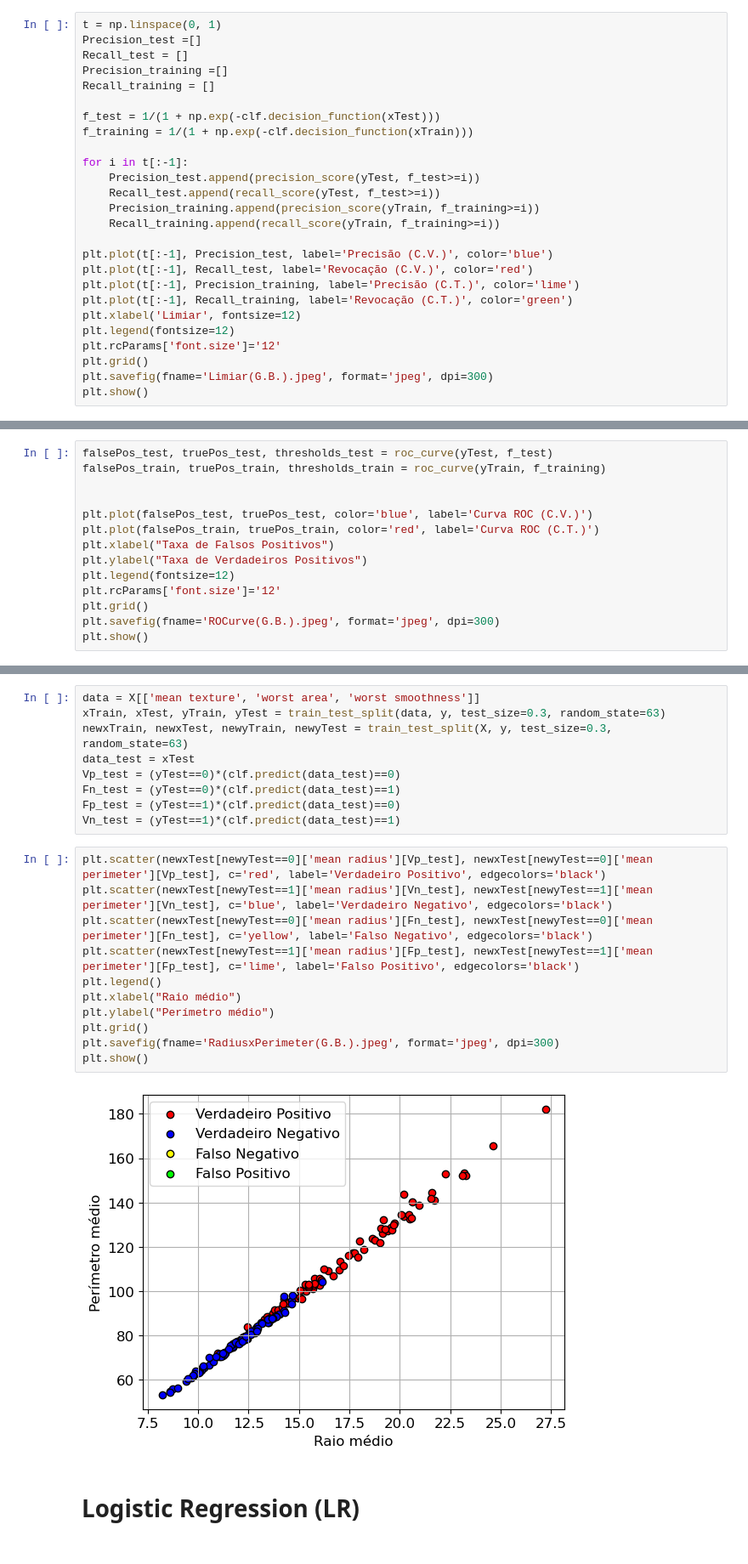
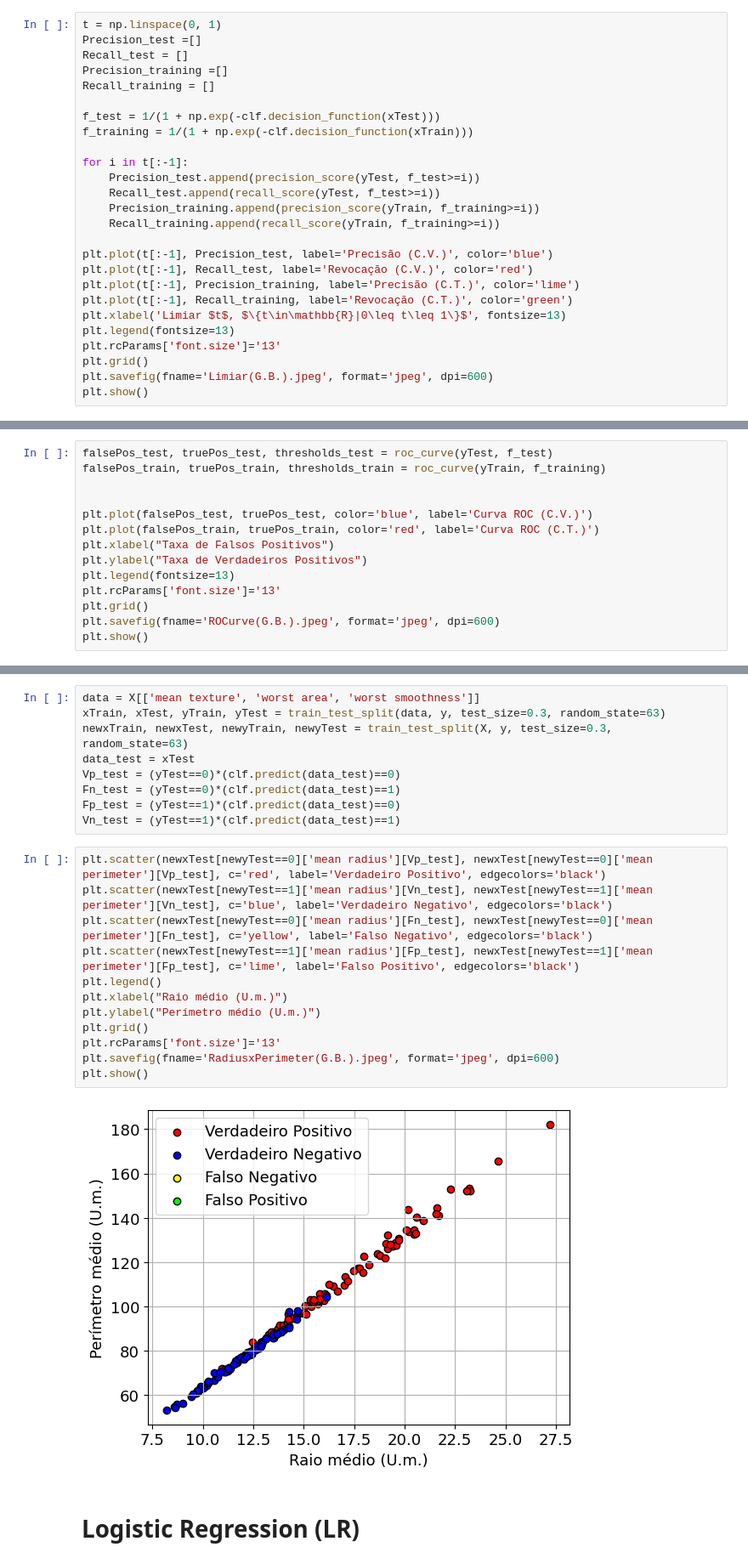
Before and after one commit to IIIL4KIII/MachineLearning, a Jupyter notebook: Projeto_MS571.ipynb, the cells around one changed output, grey strips where cells are left out. Shown at 85% size. Cells and saved outputs as stored; diff of their text form.

```diff
--- a/Projeto_MS571.ipynb
+++ b/Projeto_MS571.ipynb
@@ -100,10 +92,10 @@ plt.plot(t[:-1], Precision_test, label='Precisão (C.V.)', color='blue')
 plt.plot(t[:-1], Recall_test, label='Revocação (C.V.)', color='red')
 plt.plot(t[:-1], Precision_training, label='Precisão (C.T.)', color='lime')
 plt.plot(t[:-1], Recall_training, label='Revocação (C.T.)', color='green')
-plt.xlabel('Limiar', fontsize=12)
-plt.legend(fontsize=12)
-plt.rcParams['font.size']='12'
+plt.xlabel('Limiar $t$, $\{t\in\mathbb{R}|0\leq t\leq 1\}$', fontsize=13)
+plt.legend(fontsize=13)
+plt.rcParams['font.size']='13'
 plt.grid()
-plt.savefig(fname='Limiar(G.B.).jpeg', format='jpeg', dpi=300)
+plt.savefig(fname='Limiar(G.B.).jpeg', format='jpeg', dpi=600)
 plt.show()
 # %% [output]
@@ -117,9 +109,9 @@ plt.plot(falsePos_test, truePos_test, color='blue', label='Curva ROC (C.V.)')
 plt.plot(falsePos_train, truePos_train, color='red', label='Curva ROC (C.T.)')
 plt.xlabel("Taxa de Falsos Positivos")
 plt.ylabel("Taxa de Verdadeiros Positivos")
-plt.legend(fontsize=12)
-plt.rcParams['font.size']='12'
+plt.legend(fontsize=13)
+plt.rcParams['font.size']='13'
 plt.grid()
-plt.savefig(fname='ROCurve(G.B.).jpeg', format='jpeg', dpi=300)
+plt.savefig(fname='ROCurve(G.B.).jpeg', format='jpeg', dpi=600)
 plt.show()
 # %% [output]
@@ -136,16 +128,17 @@ Vn_test = (yTest==1)*(clf.predict(data_test)==1)
 # %%
 plt.scatter(newxTest[newyTest==0]['mean radius'][Vp_test], newxTest[newyTest==0]['mean perimeter'][Vp_test], c='red', label='Verdadeiro Positivo', edgecolors='black')
 plt.scatter(newxTest[newyTest==1]['mean radius'][Vn_test], newxTest[newyTest==1]['mean perimeter'][Vn_test], c='blue', label='Verdadeiro Negativo', edgecolors='black')
 plt.scatter(newxTest[newyTest==0]['mean radius'][Fn_test], newxTest[newyTest==0]['mean perimeter'][Fn_test], c='yellow', label='Falso Negativo', edgecolors='black')
 plt.scatter(newxTest[newyTest==1]['mean radius'][Fp_test], newxTest[newyTest==1]['mean perimeter'][Fp_test], c='lime', label='Falso Positivo', edgecolors='black')
 plt.legend()
-plt.xlabel("Raio médio")
-plt.ylabel("Perímetro médio")
+plt.xlabel("Raio médio (U.m.)")
+plt.ylabel("Perímetro médio (U.m.)")
 plt.grid()
-plt.savefig(fname='RadiusxPerimeter(G.B.).jpeg', format='jpeg', dpi=300)
+plt.rcParams['font.size']='13'
+plt.savefig(fname='RadiusxPerimeter(G.B.).jpeg', format='jpeg', dpi=600)
 plt.show()
 # %% [output]
-[figure, old version]
+[figure, new version]
 # %% [markdown]
 # Logistic Regression (LR)
 # %%
```
Also changed, not shown: parts of 17 cells of this notebook, 12 other files.
